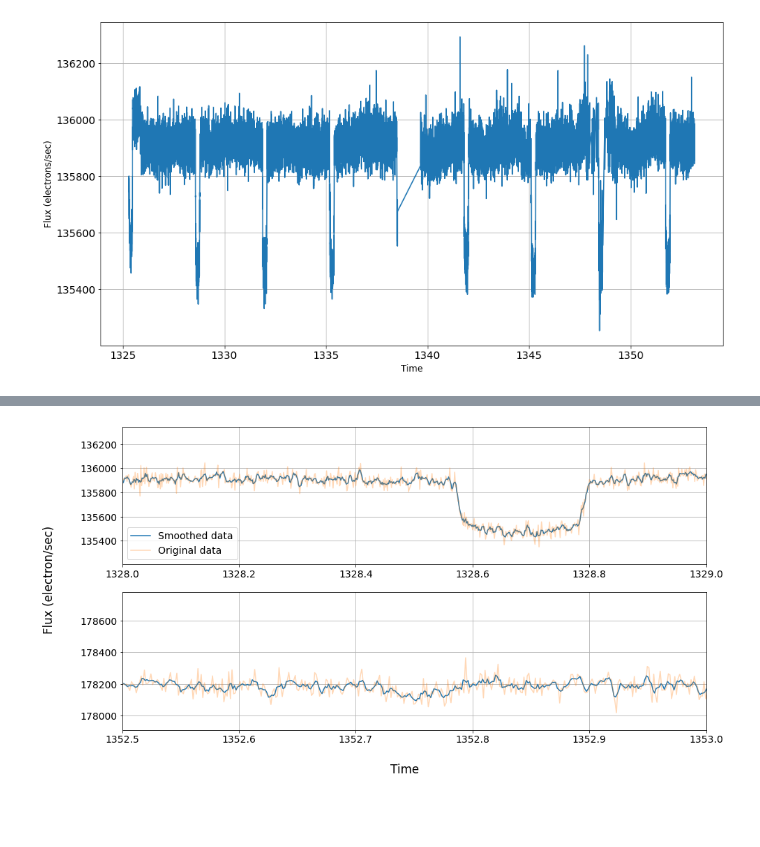
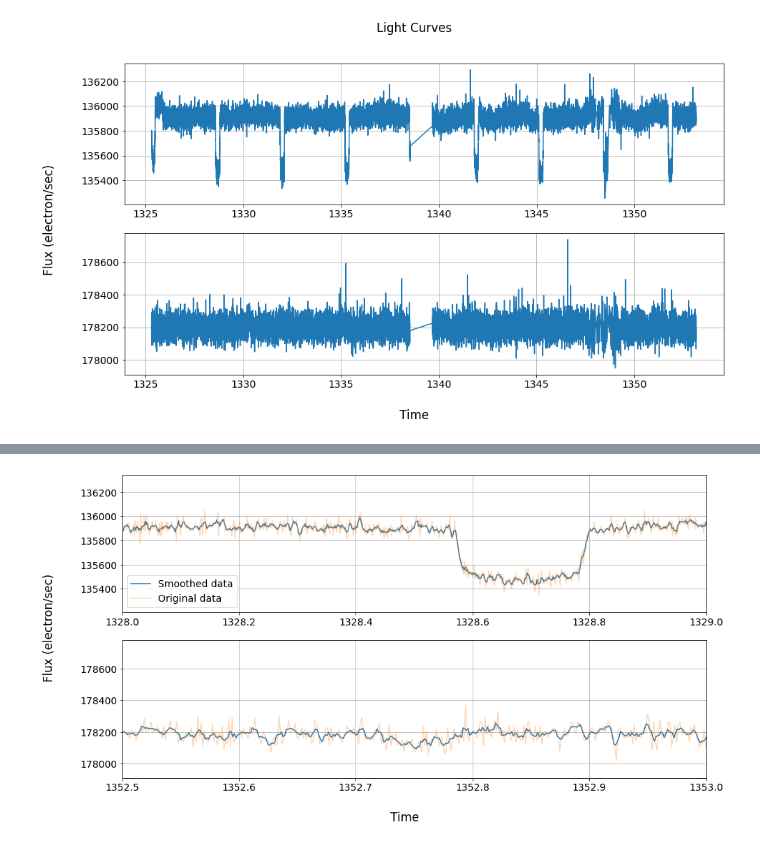
Before and after one commit to leontaridiss/exoplanet_transits, a Jupyter notebook: transits_fits.ipynb, the cells around one changed output, grey strips where cells are left out. Saved outputs shown, nothing was run; the diff lists cells and outputs as text; code cells hidden in the pictures; blank space fills up the shorter version.

```diff
--- a/transits_fits.ipynb
+++ b/transits_fits.ipynb
@@ -19,14 +19,21 @@ lc2 = data_cleaning(lc2)
 # %%
 mpl.rcParams.update({'font.size': 14, 'axes.labelsize': 12, 'axes.titlesize': 16})
 # %%
-plt.figure(figsize=(15,8))
+fig = plt.figure(figsize=(15,8))
 
-plt.subplot()
+plt.subplot(2,1,1)
 plt.plot(lc1[:,0], lc1[:,1])
-plt.xlabel('Time')
-plt.ylabel('Flux (electrons/sec)')
 # plt.tight_layout()
 plt.grid()
+
+plt.subplot(2,1,2)
+plt.plot(lc2[:,0], lc2[:,1])
+# plt.tight_layout()
+plt.grid()
+
+fig.supxlabel('Time')
+fig.supylabel('Flux (electron/sec)')
+fig.suptitle('Light Curves')
 plt.show()
 # %% [output]
-[figure, old version]
+[figure, new version]
```
Also changed, not shown: parts of 10 cells of this notebook.
